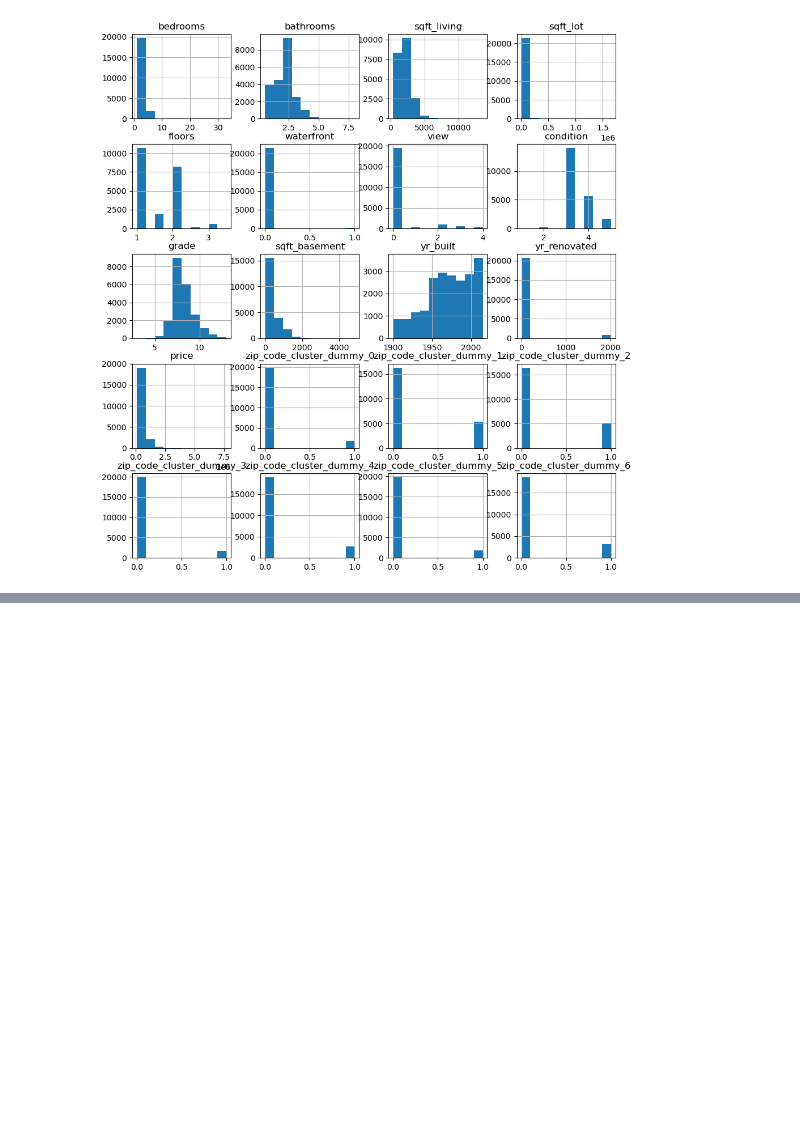
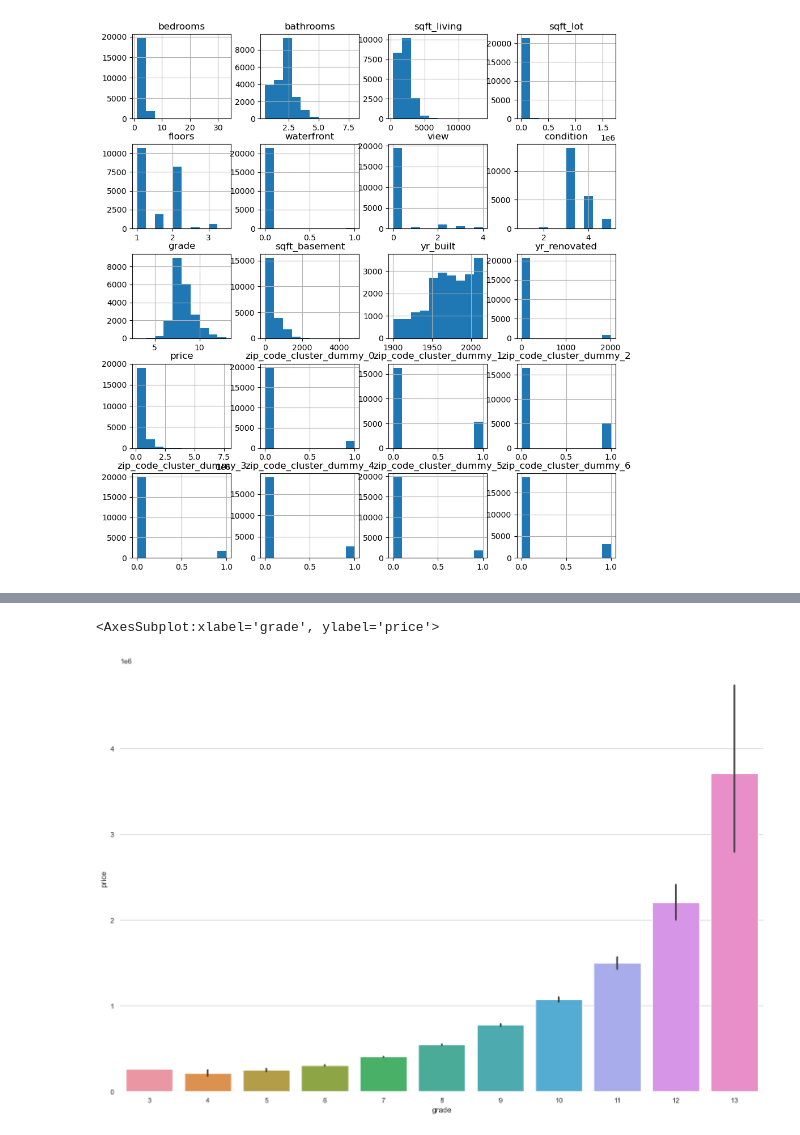
Before and after one commit to mathildemariemonge/Selling-Seattle, a Jupyter notebook: Seattle_ilkay_cleaned_standardscaler_ready.ipynb, the cells around one changed output, grey strips where cells are left out. Cells and saved outputs as stored; diff of their text form; code cells hidden in the pictures; blank space fills up the shorter version.

```diff
--- a/Seattle_ilkay_cleaned_standardscaler_ready.ipynb
+++ b/Seattle_ilkay_cleaned_standardscaler_ready.ipynb
@@ -408,0 +476,11 @@ RMSE:  3763463.7300913106
+# %%
+sns.set_style('whitegrid')
+sns.set_context('notebook')
+sns.color_palette("bright")
+
+f, ax = plt.subplots(figsize=(18, 12))
+sns.despine(f, left=True, bottom=True)
+sns.barplot(x="grade", y="price", data=df, ax=ax)
+# %% [output]
+<AxesSubplot:xlabel='grade', ylabel='price'>
+[figure, added]
```
Also changed, not shown: parts of 7 cells of this notebook.
